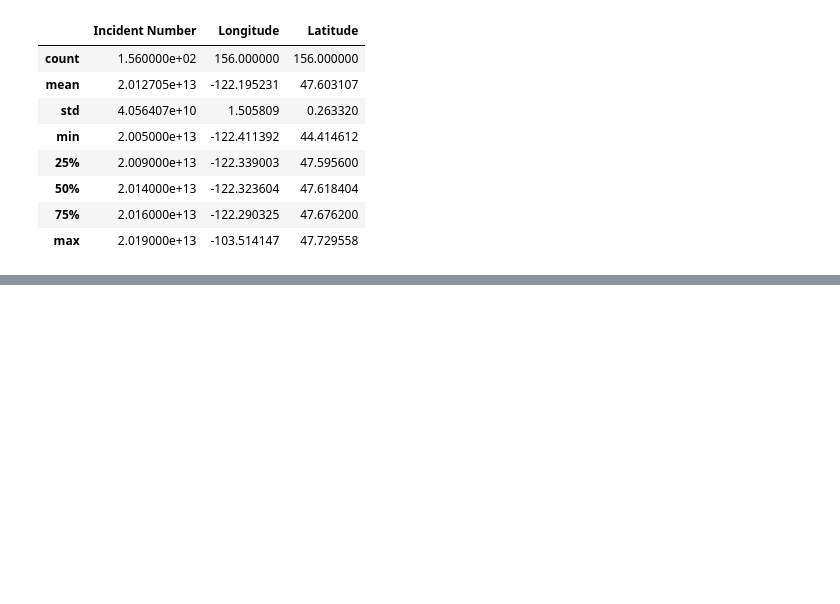
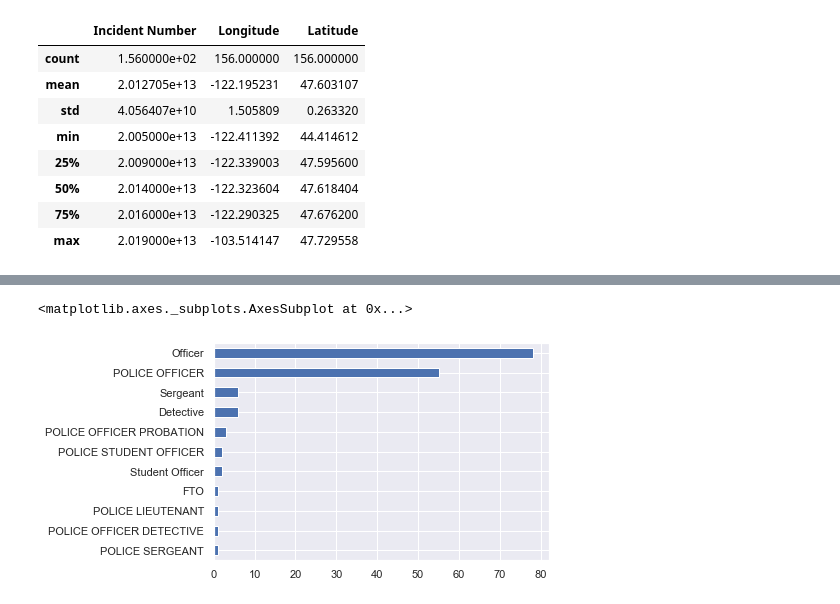
Before and after one commit to michelle14lee/Microsoft-X-PiE-Text-Analytics-Datathon-2020, a Jupyter notebook: EDA.ipynb, the cells around one changed output, grey strips where cells are left out. Saved outputs shown, nothing was run; the diff lists cells and outputs as text; code cells hidden in the pictures; blank space fills up the shorter version.

```diff
--- a/EDA.ipynb
+++ b/EDA.ipynb
@@ -181,0 +175,5 @@ Name: Summary, dtype: object
+# %%
+data.Rank.value_counts().sort_values().plot(kind='barh')
+# %% [output]
+<matplotlib.axes._subplots.AxesSubplot at 0x...>
+[figure, added]
```
Also changed, not shown: parts of 30 cells of this notebook.
